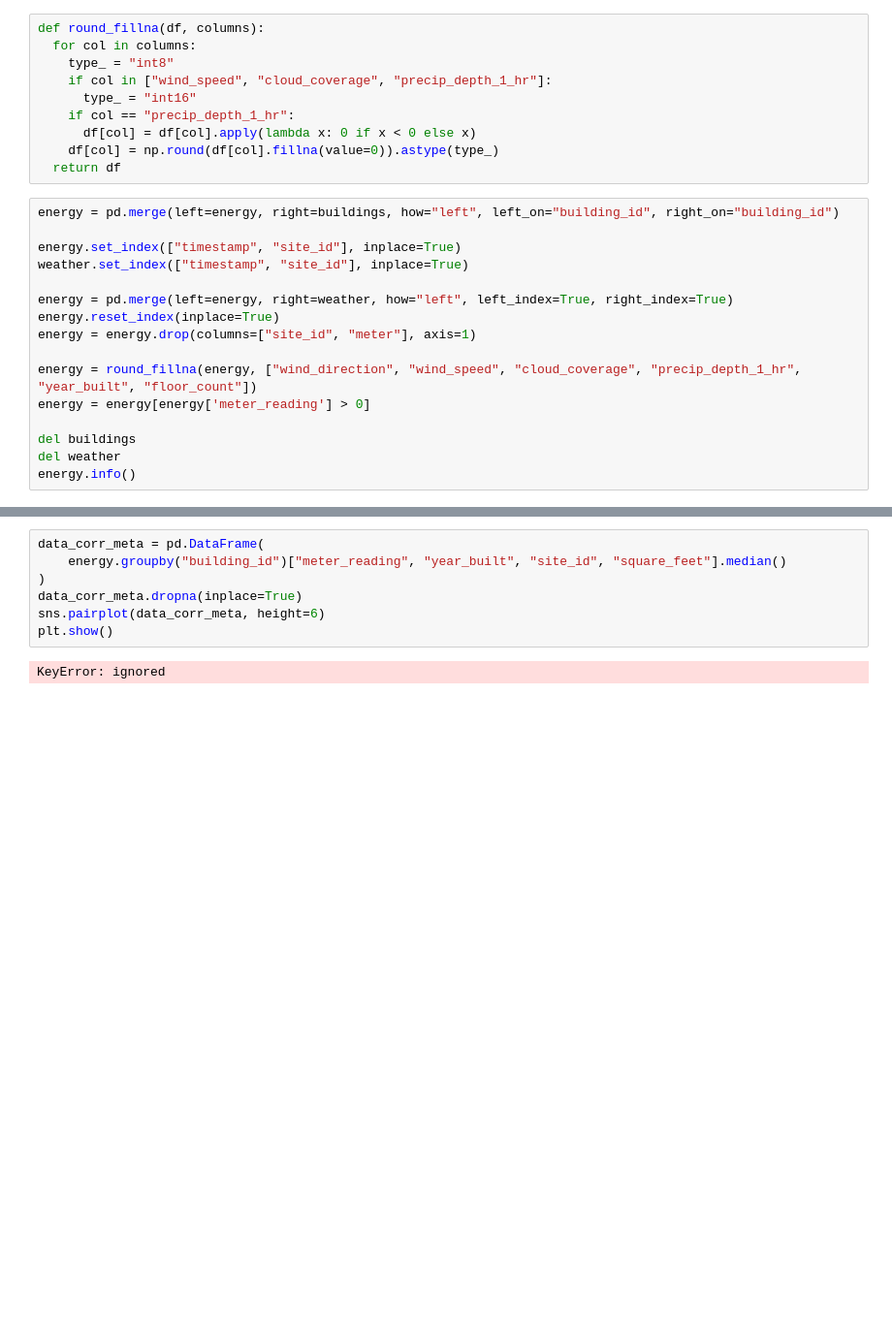
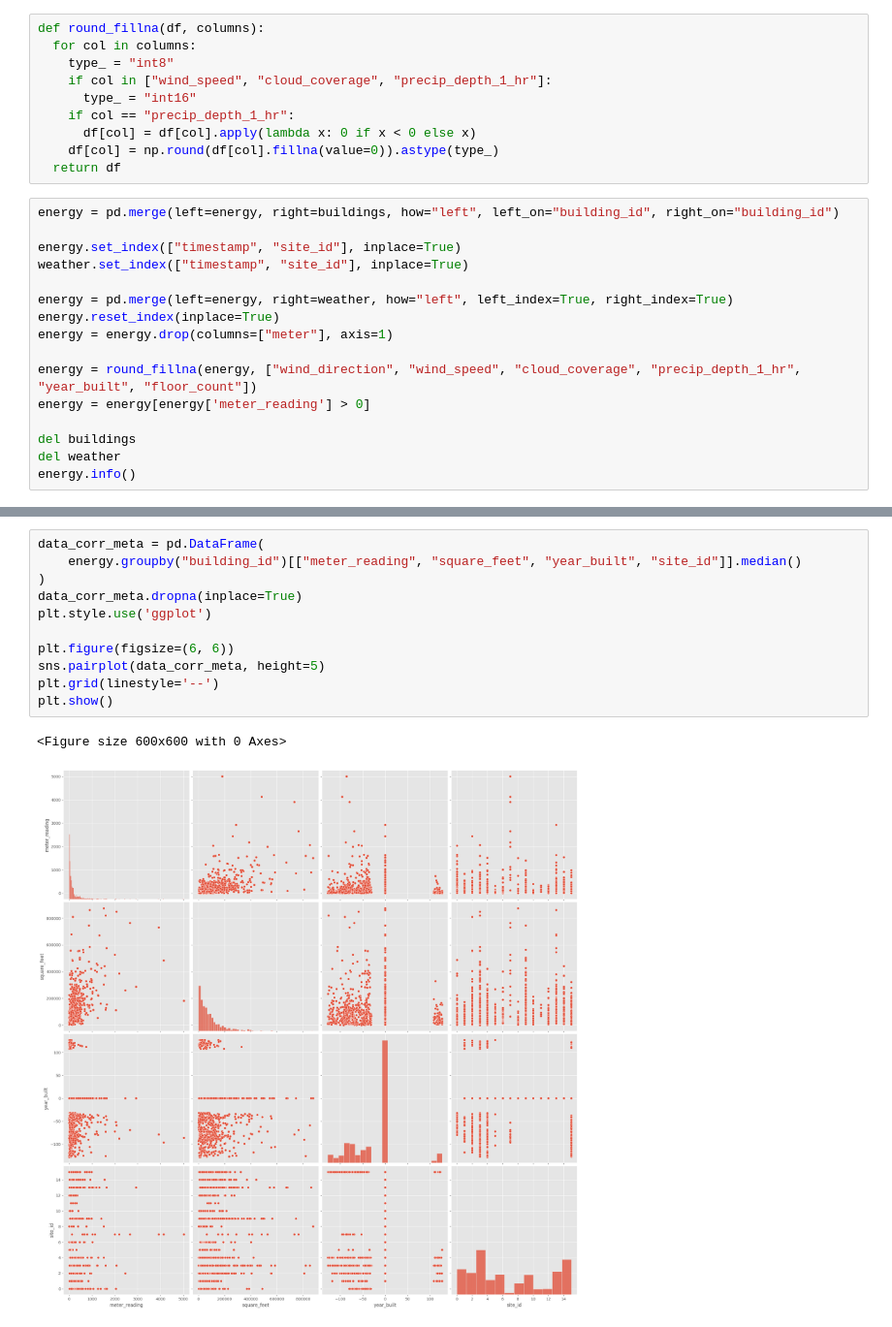
Before and after one commit to AleksandrRevuka/Algo_data_science, a Jupyter notebook: 6_Practical_skills_1_2_EDA.ipynb, the cells around one changed output, grey strips where cells are left out. Shown at 97% size. Drawn from its saved outputs; the diff is of its cells as text; blank space fills up the shorter version.

```diff
--- a/6_Practical_skills_1_2_EDA.ipynb
+++ b/6_Practical_skills_1_2_EDA.ipynb
@@ -70,7 +70,7 @@ weather.set_index(["timestamp", "site_id"], inplace=True)
 
 energy = pd.merge(left=energy, right=weather, how="left", left_index=True, right_index=True)
 energy.reset_index(inplace=True)
-energy = energy.drop(columns=["site_id", "meter"], axis=1)
+energy = energy.drop(columns=["meter"], axis=1)
 
 energy = round_fillna(energy, ["wind_direction", "wind_speed", "cloud_coverage", "precip_depth_1_hr", "year_built", "floor_count"])
 energy = energy[energy['meter_reading'] > 0]
@@ -99,9 +99,14 @@ memory usage: 461.9 MB
 # %%
 data_corr_meta = pd.DataFrame(
-    energy.groupby("building_id")["meter_reading", "year_built", "site_id", "square_feet"].median()
+    energy.groupby("building_id")[["meter_reading", "square_feet", "year_built", "site_id"]].median()
 )
 data_corr_meta.dropna(inplace=True)
-sns.pairplot(data_corr_meta, height=6)
+plt.style.use('ggplot')
+
+plt.figure(figsize=(6, 6))
+sns.pairplot(data_corr_meta, height=5)
+plt.grid(linestyle='--')
 plt.show()
 # %% [output]
-KeyError: ignored
+<Figure size 600x600 with 0 Axes>
+[figure, added]
```
Also changed, not shown: parts of 1 cell of this notebook.
